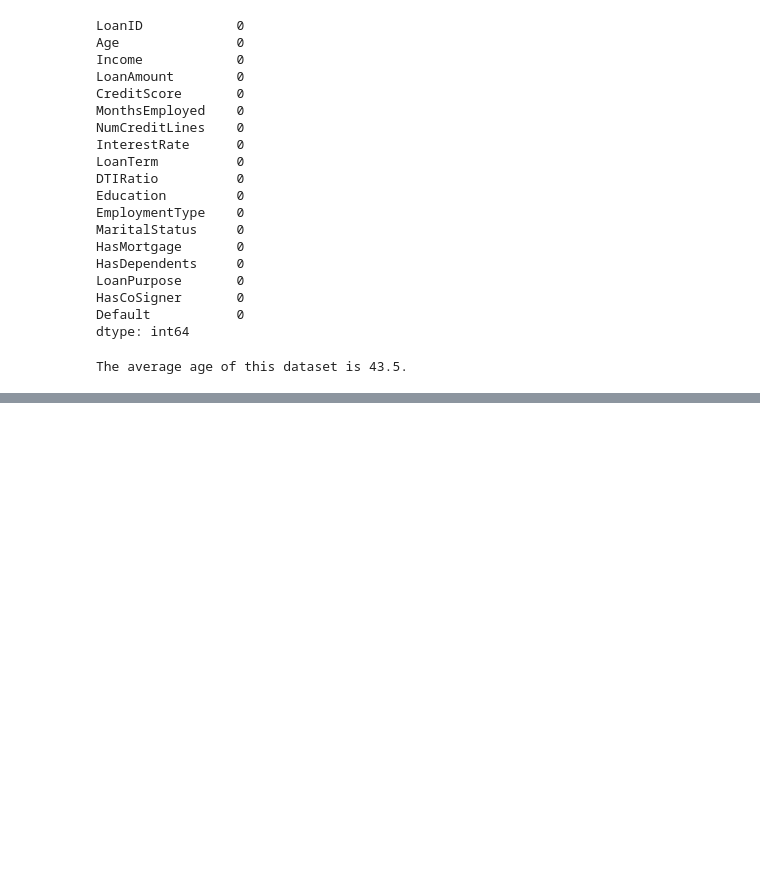
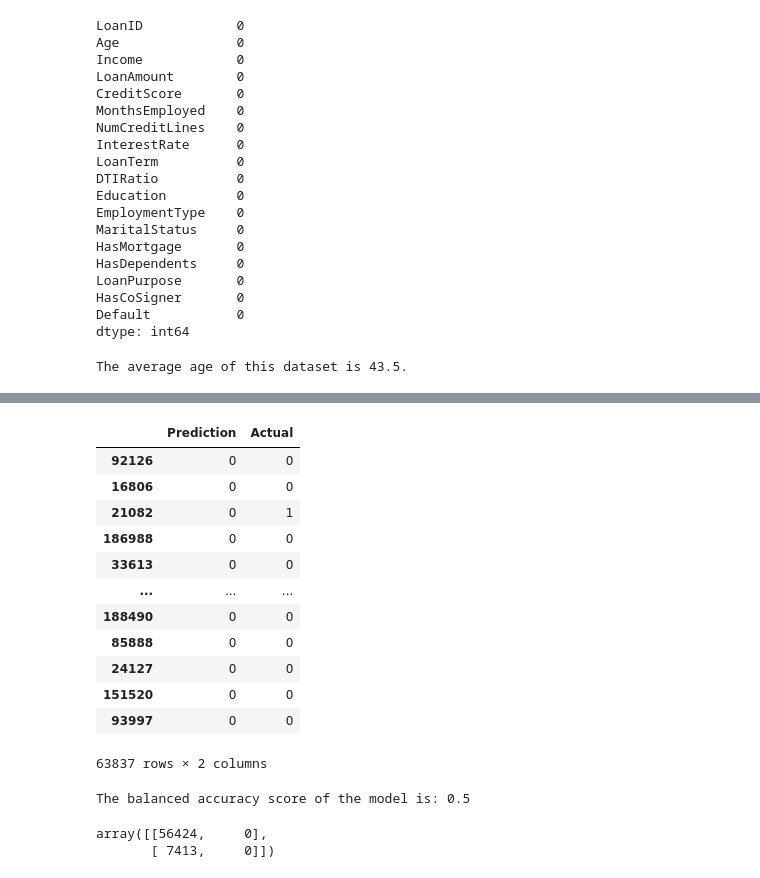
Before and after one commit to Jleavitt0/Project_4, a Jupyter notebook: Loan_prediction.ipynb, the cells around one changed output, grey strips where cells are left out. Drawn from its saved outputs; the diff is of its cells as text; code cells hidden in the pictures; blank space fills up the shorter version.

```diff
--- a/Loan_prediction.ipynb
+++ b/Loan_prediction.ipynb
@@ -88,0 +131,3 @@ The average age of this dataset is 43.5.
+# %%
+# Assign a random_state of # to the function
+X_train, X_test, y_train, y_test = train_test_split(X, y, random_state=1, stratify=y)
@@ -88,0 +147,29 @@ The average age of this dataset is 43.5.
+# %%
+# Make a prediction using the testing data
+predictions = classifier.predict(X_test)
+pd.DataFrame({"Prediction": predictions, "Actual": y_test})
+# %% [output]
+|  | Prediction | Actual |
+| 92126 | 0 | 0 |
+| 16806 | 0 | 0 |
+| 21082 | 0 | 1 |
+| 186988 | 0 | 0 |
+| 33613 | 0 | 0 |
+| ... | ... | ... |
+| 188490 | 0 | 0 |
+| 85888 | 0 | 0 |
+| 24127 | 0 | 0 |
+| 151520 | 0 | 0 |
+| 93997 | 0 | 0 |
+63837 rows × 2 columns
+# %%
+# Print the balanced_accuracy score of the model
+print(f"The balanced accuracy score of the model is: {balanced_accuracy_score(y_test, predictions)}")
+# %% [output]
+The balanced accuracy score of the model is: 0.5
+# %%
+# Generate a confusion matrix for the model
+confusion_matrix(y_test, predictions)
+# %% [output]
+array([[56424,     0],
+       [ 7413,     0]])
```
Also changed, not shown: parts of 20 cells of this notebook, 1 other file.
